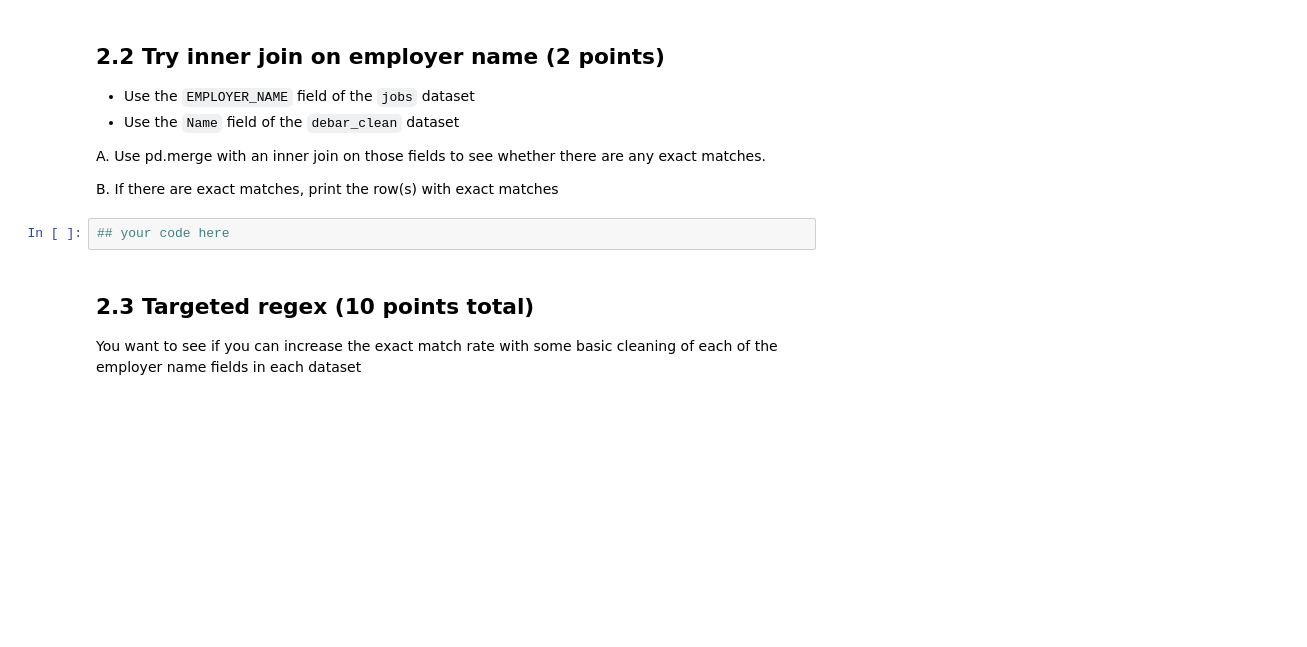
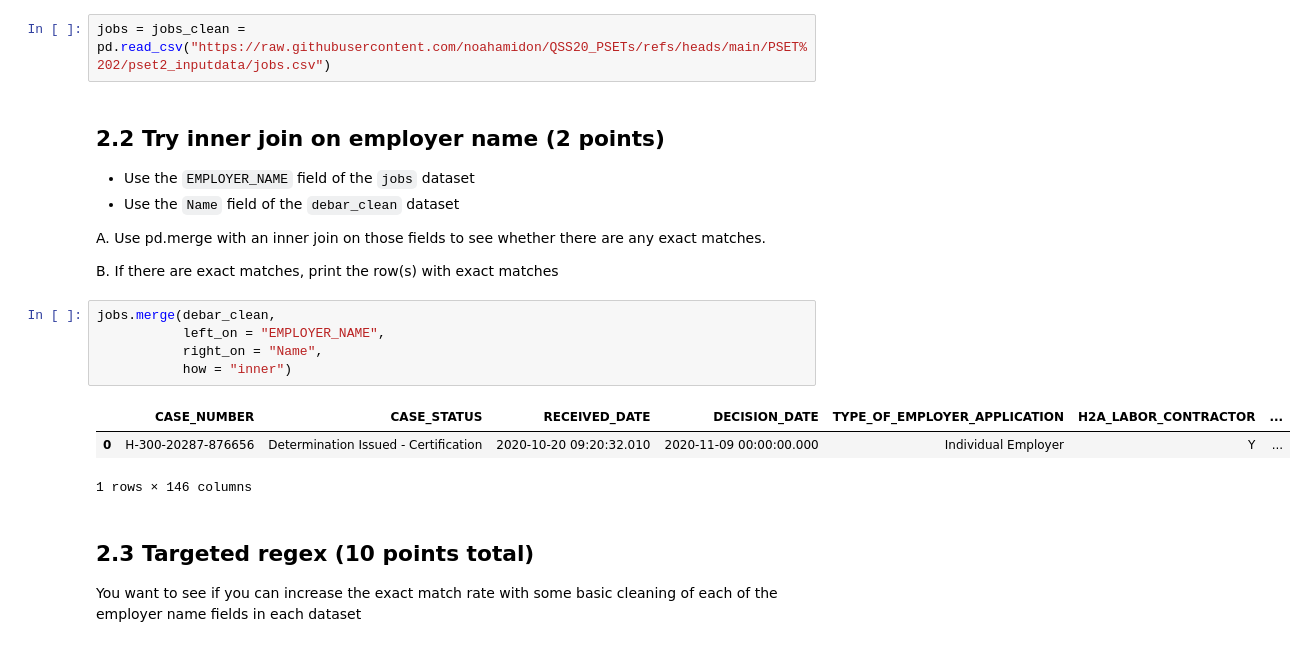
Before and after one commit to noahamidon/QSS20_PSETs, a Jupyter notebook: PSET 2/pset2_blank.ipynb, the cells around one changed output. Saved outputs shown, nothing was run; the diff lists cells and outputs as text; blank space fills up the shorter version.

```diff
--- a/PSET 2/pset2_blank.ipynb
+++ b/PSET 2/pset2_blank.ipynb
@@ -208,3 +215,5 @@ Loading the `jobs_clean.csv` data stored in `pset2_inputdata`
+# %%
+jobs = jobs_clean = pd.read_csv("https://raw.githubusercontent.com/noahamidon/QSS20_PSETs/refs/heads/main/PSET%202/pset2_inputdata/jobs.csv")
 # %% [markdown]
 ##  2.2 Try inner join on employer name  (2 points)
 
@@ -214,8 +223,15 @@ Loading the `jobs_clean.csv` data stored in `pset2_inputdata`
 A. Use pd.merge with an inner join on those fields to see whether there are any exact matches.
 
 B. If there are exact matches, print the row(s) with exact matches
-# %%
-## your code here
+# %%
+jobs.merge(debar_clean,
+           left_on = "EMPLOYER_NAME",
+           right_on = "Name",
+           how = "inner")
+# %% [output]
+|  | CASE_NUMBER | CASE_STATUS | RECEIVED_DATE | DECISION_DATE | TYPE_OF_EMPLOYER_APPLICATION | H2A_LABOR_CONTRACTOR | ... |
+| 0 | H-300-20287-876656 | Determination Issued - Certification | 2020-10-20 09:20:32.010 | 2020-11-09 00:00:00.000 | Individual Employer | Y | ... |
+1 rows × 146 columns
 # %% [markdown]
 ## 2.3 Targeted regex (10 points total)
 
```
Also changed, not shown: parts of 2 cells of this notebook.
